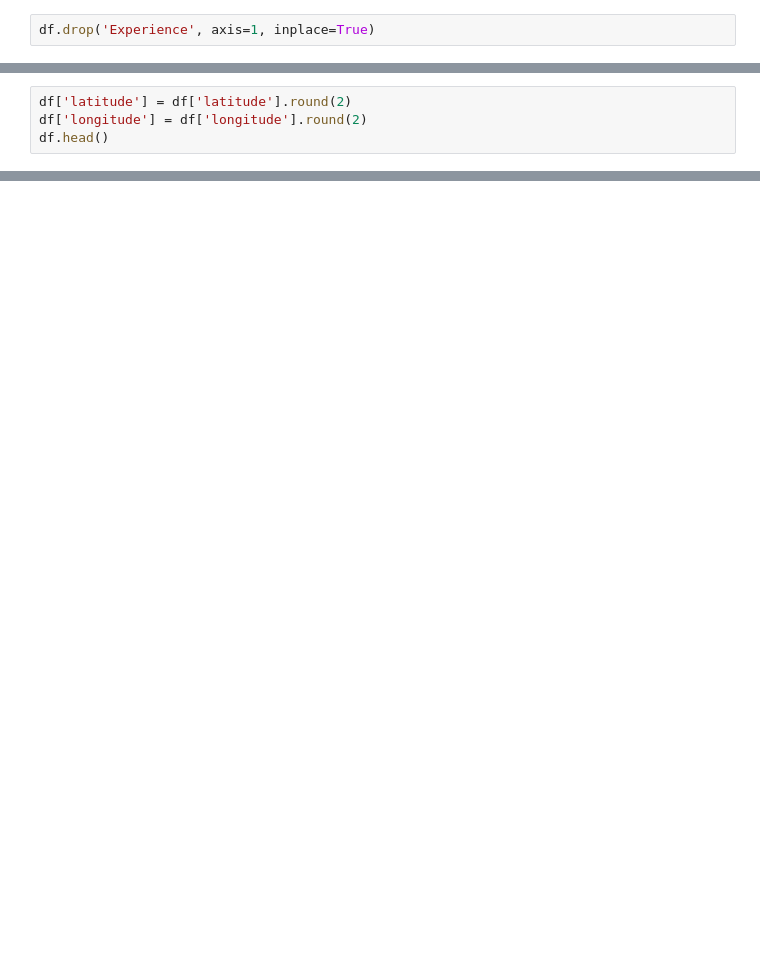
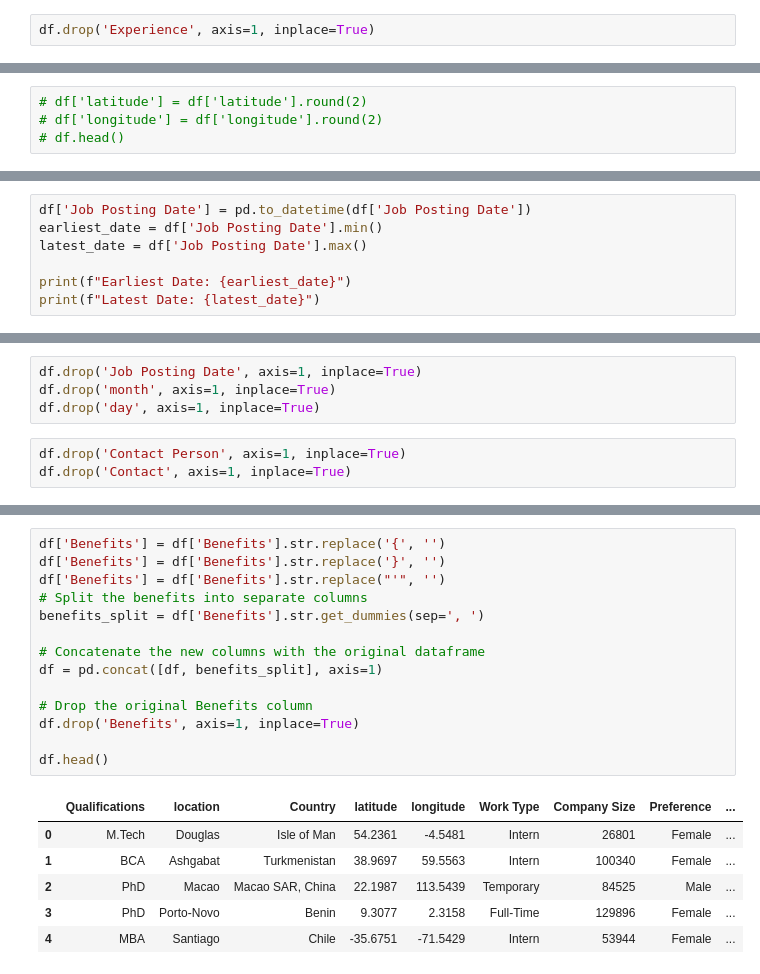
Before and after one commit to Khoulykid/Sector-Predictor, a Jupyter notebook: processing.ipynb, the cells around one changed output, grey strips where cells are left out. Cells and saved outputs as stored; diff of their text form; blank space fills up the shorter version.

```diff
--- a/processing.ipynb
+++ b/processing.ipynb
@@ -56,4 +52,4 @@ df.head()
 # %%
-df['latitude'] = df['latitude'].round(2)
-df['longitude'] = df['longitude'].round(2)
-df.head()
+# df['latitude'] = df['latitude'].round(2)
+# df['longitude'] = df['longitude'].round(2)
+# df.head()
@@ -67,0 +56,7 @@ df.head()
+# %%
+df['Job Posting Date'] = pd.to_datetime(df['Job Posting Date'])
+earliest_date = df['Job Posting Date'].min()
+latest_date = df['Job Posting Date'].max()
+
+print(f"Earliest Date: {earliest_date}")
+print(f"Latest Date: {latest_date}")
@@ -67,0 +96,7 @@ df.head()
+# %%
+df.drop('Job Posting Date', axis=1, inplace=True)
+df.drop('month', axis=1, inplace=True)
+df.drop('day', axis=1, inplace=True)
+# %%
+df.drop('Contact Person', axis=1, inplace=True)
+df.drop('Contact', axis=1, inplace=True)
@@ -67,0 +112,21 @@ df.head()
+# %%
+df['Benefits'] = df['Benefits'].str.replace('{', '')
+df['Benefits'] = df['Benefits'].str.replace('}', '')
+df['Benefits'] = df['Benefits'].str.replace("'", '')
+# Split the benefits into separate columns
+benefits_split = df['Benefits'].str.get_dummies(sep=', ')
+
+# Concatenate the new columns with the original dataframe
+df = pd.concat([df, benefits_split], axis=1)
+
+# Drop the original Benefits column
+df.drop('Benefits', axis=1, inplace=True)
+
+df.head()
+# %% [output]
+|  | Qualifications | location | Country | latitude | longitude | Work Type | Company Size | Preference | ... |
+| 0 | M.Tech | Douglas | Isle of Man | 54.2361 | -4.5481 | Intern | 26801 | Female | ... |
+| 1 | BCA | Ashgabat | Turkmenistan | 38.9697 | 59.5563 | Intern | 100340 | Female | ... |
+| 2 | PhD | Macao | Macao SAR, China | 22.1987 | 113.5439 | Temporary | 84525 | Male | ... |
+| 3 | PhD | Porto-Novo | Benin | 9.3077 | 2.3158 | Full-Time | 129896 | Female | ... |
+| 4 | MBA | Santiago | Chile | -35.6751 | -71.5429 | Intern | 53944 | Female | ... |
```
Also changed, not shown: parts of 11 cells of this notebook.
